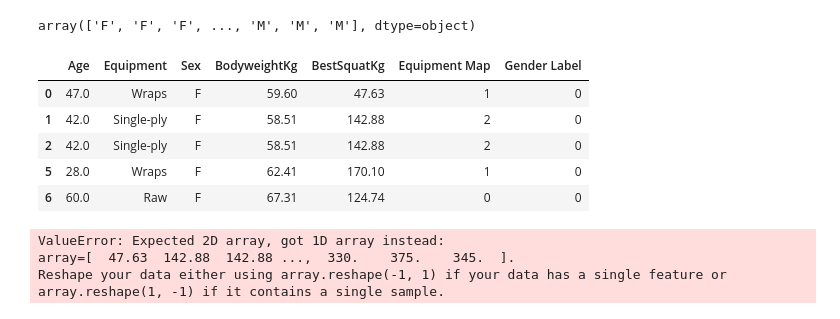
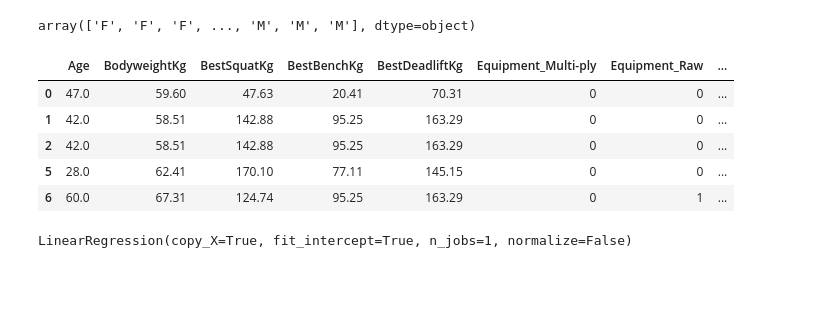
Before and after one commit to Calamity-Co/General-Python-Practise, a Jupyter notebook: Data Science Practise/Weight-Lifting Data/weightlifting.ipynb, the cells around one changed output. Cells and saved outputs as stored; diff of their text form; code cells hidden in the pictures; blank space fills up the shorter version.

Commit message:
Worked on implementing a simple regression model in the weightlifting notebook.

```diff
--- a/Data Science Practise/Weight-Lifting Data/weightlifting.ipynb
+++ b/Data Science Practise/Weight-Lifting Data/weightlifting.ipynb
@@ -11,8 +12,8 @@ from sklearn import linear_model
 
 %matplotlib inline
 # %%
-lifts = pd.read_csv("openpowerlifting.csv")
-meets = pd.read_csv("meets.csv")
+lifts = pd.read_csv("../../Data/openpowerlifting.csv")
+meets = pd.read_csv("../../Data/meets.csv")
 # %%
 lifts.head()
 # %% [output]
@@ -185,7 +106,7 @@ Index(['MeetID', 'Name', 'Sex', 'Equipment', 'Age', 'Division', 'BodyweightKg',
        'MeetTown', 'MeetName'],
       dtype='object')
 # %%
-regression_data = data_set[['Age','Equipment','Sex','BodyweightKg','BestSquatKg']]
+regression_data = data_set[['Age','Equipment','Sex','BodyweightKg','BestSquatKg','BestBenchKg','BestDeadliftKg']]
 # %%
 regression_data = regression_data.dropna()
 # %%
@@ -235,12 +156,14 @@ class_label.inverse_transform(labels)
 array(['F', 'F', 'F', ..., 'M', 'M', 'M'], dtype=object)
 # %%
 regression_data['Gender Label'] = labels
+# %%
+transformed_data = pd.get_dummies(regression_data[['Equipment','Sex','Age','BodyweightKg','BestSquatKg','BestBenchKg','BestDeadliftKg']])
 # %%
-regression_data.head()
+transformed_data.head()
 # %% [output]
-|  | Age | Equipment | Sex | BodyweightKg | BestSquatKg | Equipment Map | Gender Label |
-| 0 | 47.0 | Wraps | F | 59.60 | 47.63 | 1 | 0 |
-| 1 | 42.0 | Single-ply | F | 58.51 | 142.88 | 2 | 0 |
-| 2 | 42.0 | Single-ply | F | 58.51 | 142.88 | 2 | 0 |
-| 5 | 28.0 | Wraps | F | 62.41 | 170.10 | 1 | 0 |
-| 6 | 60.0 | Raw | F | 67.31 | 124.74 | 0 | 0 |
+|  | Age | BodyweightKg | BestSquatKg | BestBenchKg | BestDeadliftKg | Equipment_Multi-ply | Equipment_Raw | ... |
+| 0 | 47.0 | 59.60 | 47.63 | 20.41 | 70.31 | 0 | 0 | ... |
+| 1 | 42.0 | 58.51 | 142.88 | 95.25 | 163.29 | 0 | 0 | ... |
+| 2 | 42.0 | 58.51 | 142.88 | 95.25 | 163.29 | 0 | 0 | ... |
+| 5 | 28.0 | 62.41 | 170.10 | 77.11 | 145.15 | 0 | 0 | ... |
+| 6 | 60.0 | 67.31 | 124.74 | 95.25 | 163.29 | 0 | 1 | ... |
@@ -253,6 +181,4 @@ X = regression_data.BodyweightKg
 # %%
-reg.fit(y, X)
+reg.fit(y_train, X_train)
 # %% [output]
-ValueError: Expected 2D array, got 1D array instead:
-array=[  47.63  142.88  142.88 ...,  330.    375.    345.  ].
-Reshape your data either using array.reshape(-1, 1) if your data has a single feature or array.reshape(1, -1) if it contains a single sample.
+LinearRegression(copy_X=True, fit_intercept=True, n_jobs=1, normalize=False)
```
Also changed, not shown: parts of 14 cells of this notebook, 2 other files.
